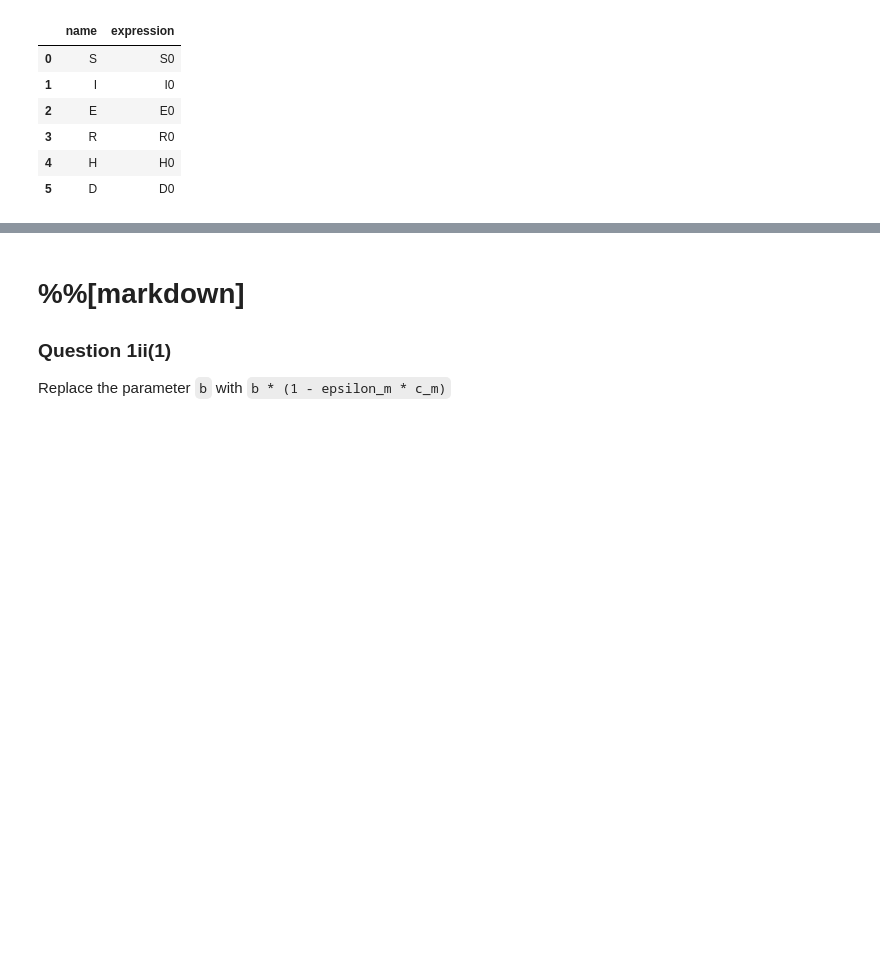
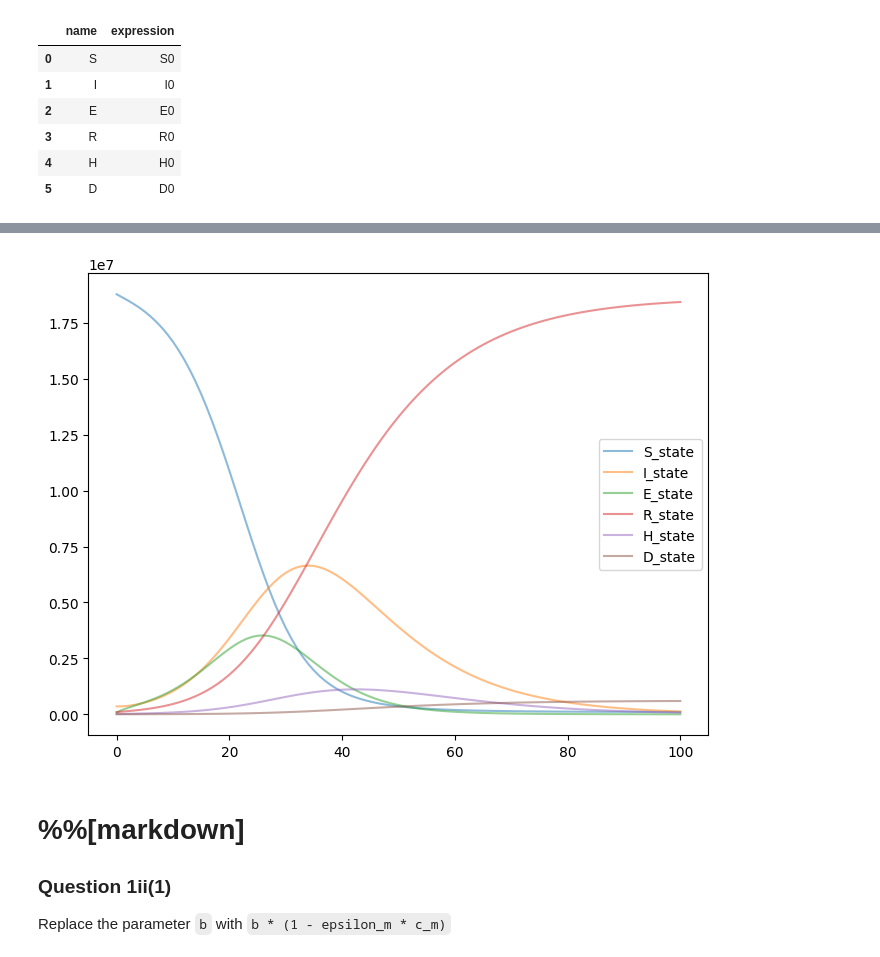
Before and after one commit to liunelson/pyciemss, a Jupyter notebook: notebooks/monthly_demo_202408.ipynb, the cells around one changed output, grey strips where cells are left out. Saved outputs shown, nothing was run; the diff lists cells and outputs as text; code cells hidden in the pictures; blank space fills up the shorter version.

```diff
--- a/notebooks/monthly_demo_202408.ipynb
+++ b/notebooks/monthly_demo_202408.ipynb
@@ -798,6 +878,31 @@ generate_init_param_tables(model_seirhd)[1]
 with open("./data/monthly_demo_202408/model_seirhd.json", "w") as f:
     j = template_model_to_petrinet_json(model_seirhd)
     json.dump(j, f, indent = 4)
+# %%
+# %%
+
+# Run this model
+
+start_time = 0.0
+end_time = 100.0
+logging_step_size = 1.0
+num_samples = 1
+
+results = pyciemss.sample(
+    template_model_to_petrinet_json(model_seirhd),
+    end_time,
+    logging_step_size,
+    num_samples,
+    start_time = start_time
+)
+
+# Plot results
+plot_simulate_results(results)
+
+# Note:
+#
+# %% [output]
+[figure, added]
 # %% [markdown]
 # %%[markdown]
 
```
Also changed, not shown: parts of 9 cells of this notebook, 8 other files.
